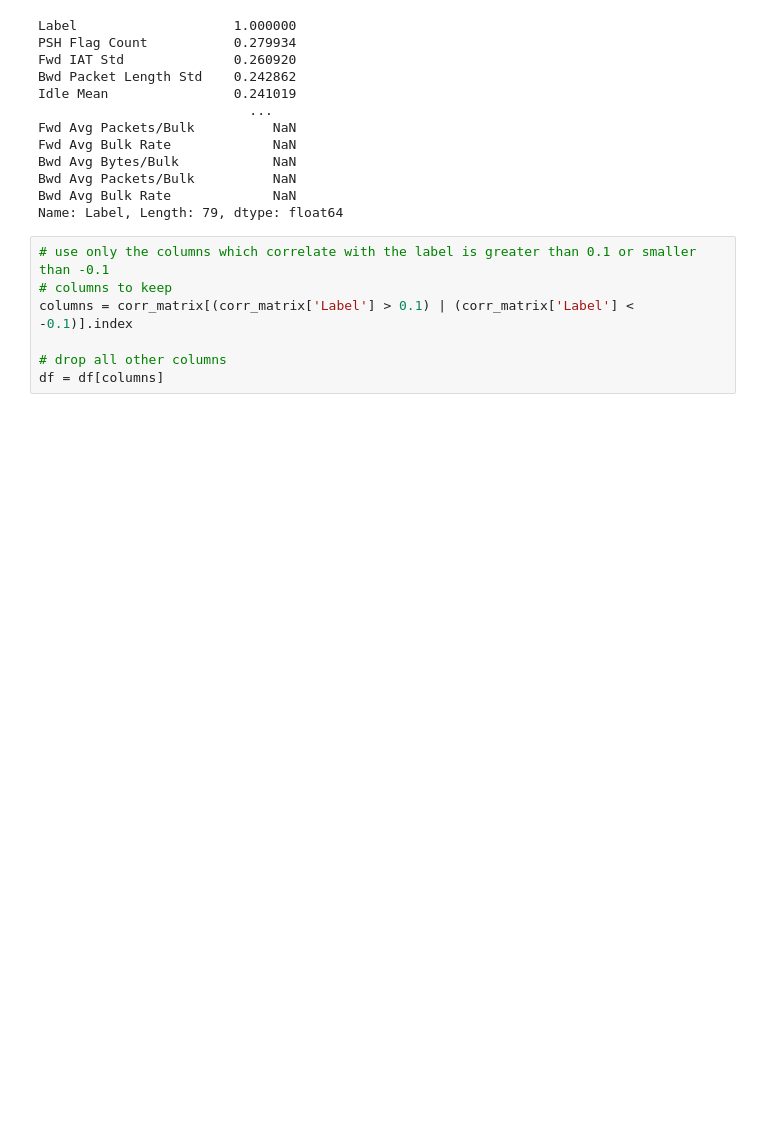
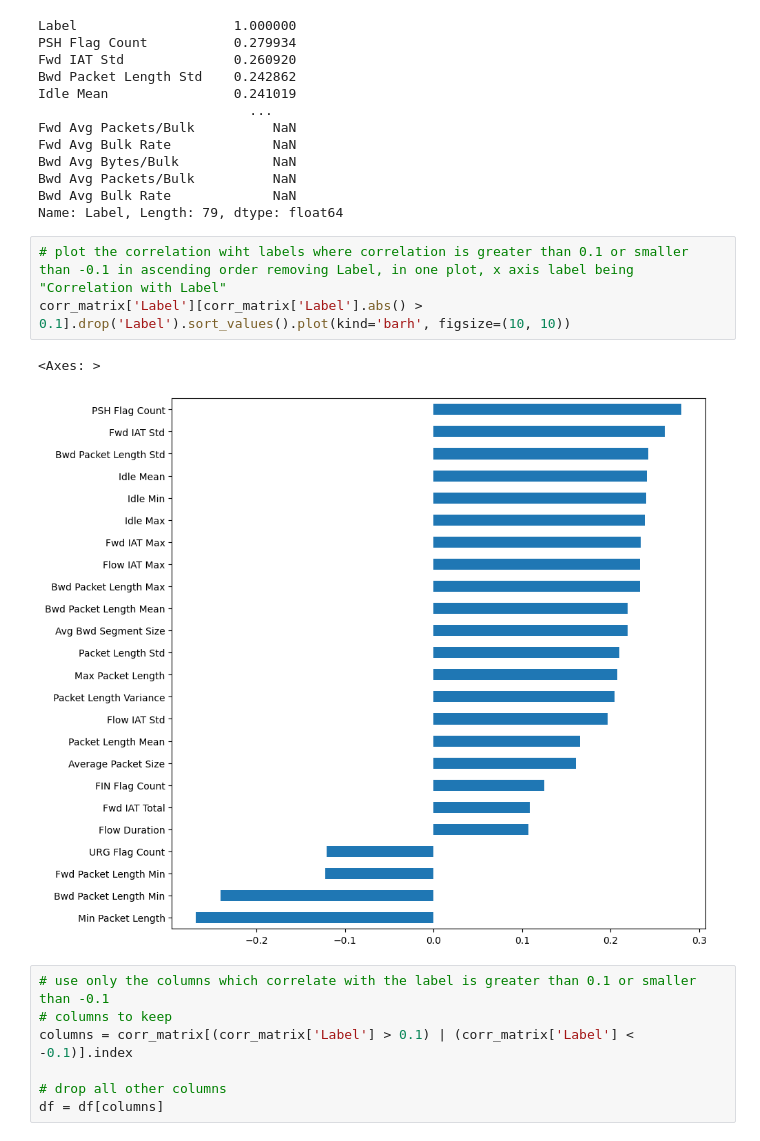
Before and after one commit to theMarlonski/cybersecurity-intrusion-classifier, a Jupyter notebook: notebooks/intrusion-detection-classifier.ipynb, the cells around one changed output. Cells and saved outputs as stored; diff of their text form; blank space fills up the shorter version.

```diff
--- a/notebooks/intrusion-detection-classifier.ipynb
+++ b/notebooks/intrusion-detection-classifier.ipynb
@@ -250,6 +262,12 @@ Bwd Avg Bytes/Bulk            NaN
 Bwd Avg Packets/Bulk          NaN
 Bwd Avg Bulk Rate             NaN
 Name: Label, Length: 79, dtype: float64
+# %%
+# plot the correlation wiht labels where correlation is greater than 0.1 or smaller than -0.1 in ascending order removing Label, in one plot, x axis label being "Correlation with Label"
+corr_matrix['Label'][corr_matrix['Label'].abs() > 0.1].drop('Label').sort_values().plot(kind='barh', figsize=(10, 10))
+# %% [output]
+<Axes: >
+[figure, added]
 # %%
 # use only the columns which correlate with the label is greater than 0.1 or smaller than -0.1
 # columns to keep
```
Also changed, not shown: parts of 7 cells of this notebook.
